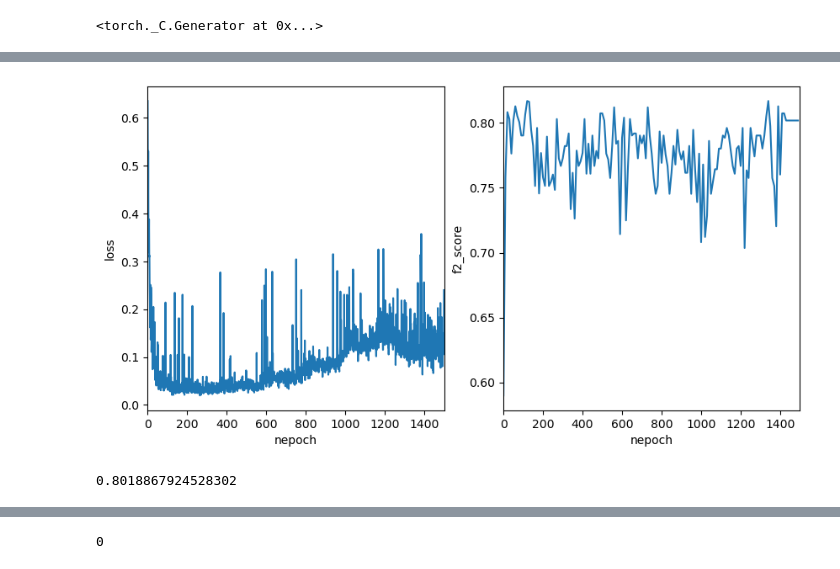
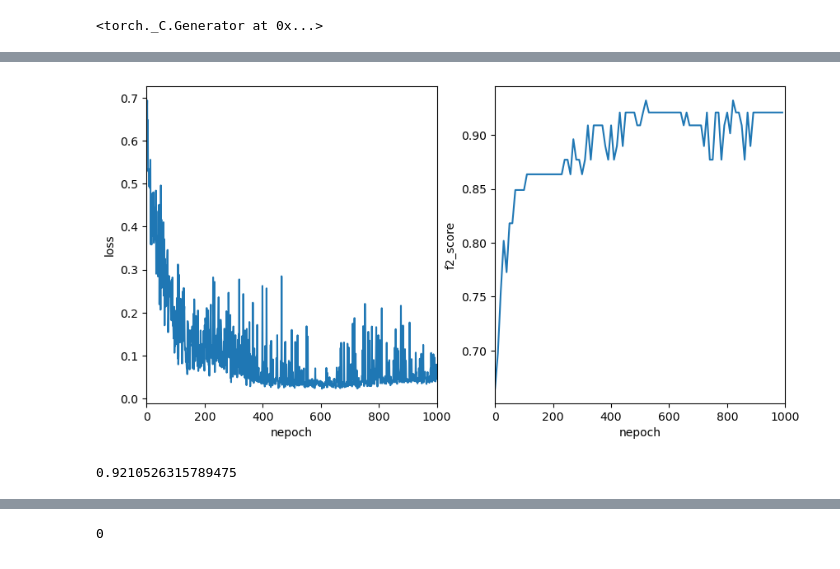
Before and after one commit to GardevoirX/CNS_drug_screening, a Jupyter notebook: develop.ipynb, the cells around one changed output, grey strips where cells are left out. Cells and saved outputs as stored; diff of their text form; code cells hidden in the pictures.

```diff
--- a/develop.ipynb
+++ b/develop.ipynb
@@ -44,7 +44,7 @@ Now the shape is torch.Size([700, 342])
 # %%
 train, validation = random_split(
     whole_dataset,
-    [0.7, 0.3],
+    [0.9, 0.1],
 )
 batch_size = 32
 train_loader = DataLoader(train, batch_size=batch_size)
@@ -71,10 +71,10 @@ loss_fn = nn.BCELoss()
 loss_fn.to(device)
 
 
-optimizer = torch.optim.Adam(model.parameters(), lr=1e-4, weight_decay=1e-1)
-scheduler = CosineAnnealingLR(optimizer, 100, eta_min=1e-10)
+optimizer = torch.optim.Adam(model.parameters(), lr=5e-5, weight_decay=1e-1)
+scheduler = CosineAnnealingLR(optimizer, 200, eta_min=1e-14)
 swa_model = AveragedModel(model)
-swa_start = 1400
+swa_start = 900
 swa_scheduler = SWALR(optimizer, swa_lr=1e-6)
 # %%
 model.train()
@@ -83,7 +83,7 @@ val_x = []
 f2s = []
 
 
-total_epoch = 1500
+total_epoch = 1000
 for nepoch in range(total_epoch):
     for batch in train_loader:
         y_pred = model(batch[0])
@@ -97,34 +97,34 @@ for nepoch in range(total_epoch):
         swa_model.update_parameters(model)
         swa_scheduler.step()
     else:
         scheduler.step()
     train_losses.append(loss.cpu().detach().numpy())
     if nepoch % 10 == 0:
         model.eval()
         val_x.append(nepoch)
         for batch in validation_loader:
             y_pred = model(batch[0])
             y_pred[y_pred > 0.5] = 1.
             y_pred[y_pred <= 0.5] = 0.
             f2s.append(fbeta_score(y_pred.detach().cpu().numpy(), batch[1], beta=2))
         model.train()
     %matplotlib inline
     fig, ax = plt.subplots(1, 2, figsize=(10, 5))
     ax[0].plot(train_losses)
     ax[0].set_xlim((0, total_epoch))
     ax[0].set_xlabel("nepoch")
     ax[0].set_ylabel("loss")
     ax[1].set_xlim((0, total_epoch))
     ax[1].set_xlabel("nepoch")
     ax[1].set_ylabel("f2_score")
     ax[1].plot(val_x, f2s)
 
     plt.show()
     display.clear_output(wait=True)
 
 torch.optim.swa_utils.update_bn(train_loader, swa_model)
 # %% [output]
-[figure, old version]
+[figure, new version]
 # %%
 model.eval()
 for batch in validation_loader:
@@ -133,7 +133,7 @@ for batch in validation_loader:
     y_pred[y_pred <= 0.5] = 0.
     print(fbeta_score(y_pred.cpu().detach().numpy(), batch[1], beta=2))
 # %% [output]
-0.8018867924528302
+0.9210526315789475
 # %%
 test = CNSDataset(TEST_DATASET, transform=DescriptorGenerator(AVAILABLE_DESCRIPTORS))
 test.standardize(mean, std)
```
Also changed, not shown: parts of 13 cells of this notebook, 2 other files.
